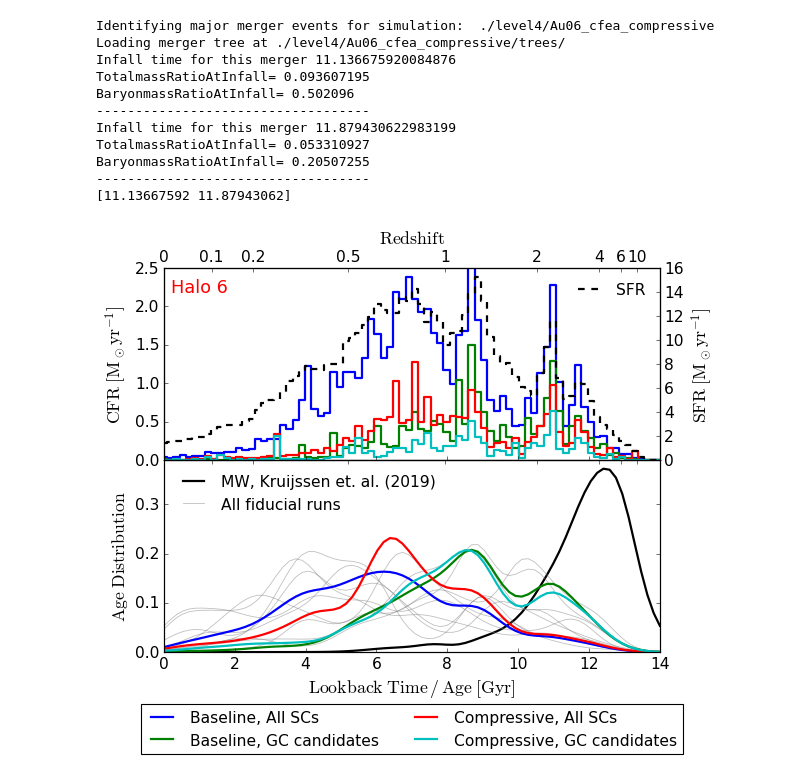
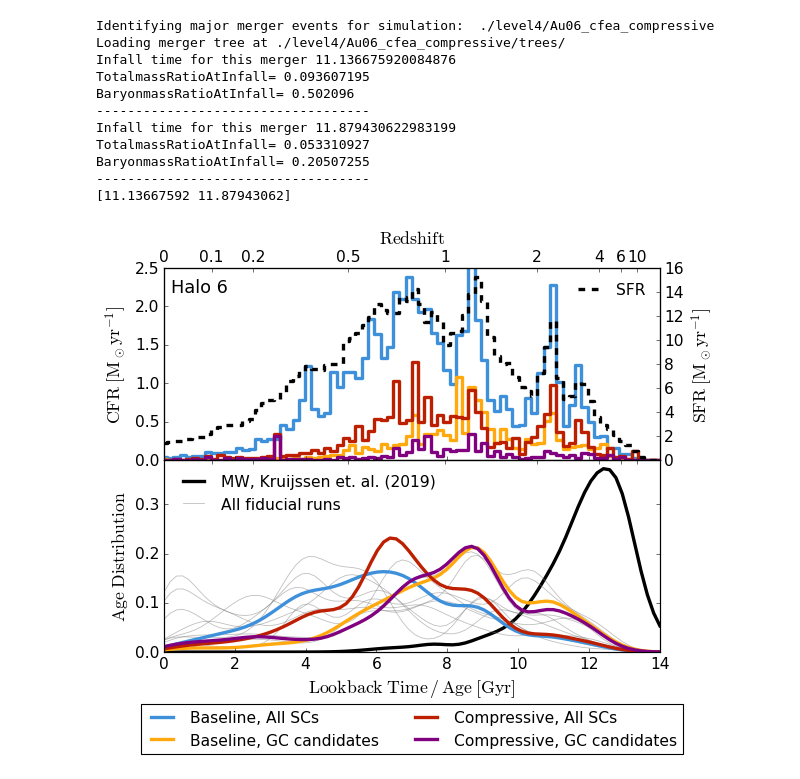
Before and after one commit to pablocoque/post_process_routines, a Jupyter notebook: src/age_distribution.ipynb, the cells around one changed output. Saved outputs shown, nothing was run; the diff lists cells and outputs as text; code cells hidden in the pictures.

```diff
--- a/src/age_distribution.ipynb
+++ b/src/age_distribution.ipynb
@@ -9,6 +9,7 @@ from matplotlib import ticker
 
 %matplotlib inline
 rcParams['figure.facecolor'] = 'white'
+plt.style.use('petroff10')
 # %%
 parent_dir = './level4/'
 simulation_1 = 'Au06_cfea_scbase'
@@ -397,22 +401,22 @@ BaryonmassRatioAtInfall= 0.20507255
 halo_list = ['6','14', '18', '22', '23', '24', '26','27', '28']
 # %%
 fig, ax = plt.subplots(2,1, sharex=True)
-ax[0].step(age_bins, cluster_formation_rate_all[0], where='mid', linewidth=2, label='Baseline, All SCs')
-ax[0].step(age_bins, cluster_formation_rate_gc[0], where='mid', linewidth=2, label='Baseline, GC candidates')
-ax[0].step(age_bins, cluster_formation_rate_all[1], where='mid', linewidth=2, label='Compressive, All SCs')
-ax[0].step(age_bins, cluster_formation_rate_gc[1], where='mid', linewidth=2, label='Compressive, GC candidates')
+ax[0].step(age_bins, cluster_formation_rate_all[0], where='mid', linewidth=3, label='Baseline, All SCs')
+ax[0].step(age_bins, cluster_formation_rate_gc[0], where='mid', linewidth=3, label='Baseline, GC candidates')
+ax[0].step(age_bins, cluster_formation_rate_all[1], where='mid', linewidth=3, label='Compressive, All SCs')
+ax[0].step(age_bins, cluster_formation_rate_gc[1], where='mid', linewidth=3, color='purple', label='Compressive, GC candidates')
 ax[0].set_ylabel(r'$\rm{CFR \; [M_\odot yr^{-1}]}$', fontsize=16)
 # ax[0].set_xlabel(r'$\rm{Age \; [Gyr]}$', fontsize=16)
 ax[0].set_ylim(0,2.5)
 ax[0].tick_params(axis='both', which='major', labelsize=14)
-ax[0].text(1, 2.25, 'Halo 6', fontsize=16, ha='center', va='center', c='r')
+ax[0].text(1, 2.25, 'Halo 6', fontsize=16, ha='center', va='center', c='k')
 axr = ax[0].twinx()
-axr.step(age_bins, sfr, where='mid', color='black', linestyle='--', linewidth=2, label='SFR')
+axr.step(age_bins, sfr, where='mid', color='black', linestyle='--', linewidth=3, label='SFR')
 axr.legend(frameon=False, fontsize=14)
 axr.tick_params(axis='both', which='major', labelsize=14)
 axr.set_ylabel(r'$\rm{SFR \; [M_\odot yr^{-1}]}$', fontsize=16)
 
-ax[1].plot(age_bins, mw_age_dist/np.trapezoid(mw_age_dist, age_bins), linewidth=2, color='k', label='MW, Kruijssen et. al. (2019)')
+ax[1].plot(age_bins, mw_age_dist/np.trapezoid(mw_age_dist, age_bins), linewidth=3, color='k', label='MW, Kruijssen et. al. (2019)')
 for i, run in enumerate(fiducial_runs):
     if i==0:
         ax[1].plot(age_bins, run/np.trapezoid(run, age_bins), linewidth=0.75, color='grey', alpha=0.5, label='All fiducial runs')
@@ -421,13 +425,13 @@ for i, run in enumerate(fiducial_runs):
     # loc = np.argmax(run/np.trapezoid(run, age_bins))
     # ax[1].text(age_bins[loc], (run/np.trapezoid(run, age_bins))[loc] + 0.01, simulation_list[i][:first_char_index(simulation_list[i], '_')], fontsize=8, ha='center', va='center')
 
-ax[1].plot(age_bins, age_distribution_surviving_all[0]/np.trapezoid(age_distribution_surviving_all[0], age_bins), linewidth=2)
-ax[1].plot(age_bins, age_distribution_surviving_gc[0]/np.trapezoid(age_distribution_surviving_gc[0], age_bins), linewidth=2)
-ax[1].plot(age_bins, age_distribution_surviving_all[1]/np.trapezoid(age_distribution_surviving_all[1], age_bins), linewidth=2)
-ax[1].plot(age_bins, age_distribution_surviving_gc[1]/np.trapezoid(age_distribution_surviving_gc[1], age_bins), linewidth=2)
+ax[1].plot(age_bins, age_distribution_surviving_all[0]/np.trapezoid(age_distribution_surviving_all[0], age_bins), linewidth=3)
+ax[1].plot(age_bins, age_distribution_surviving_gc[0]/np.trapezoid(age_distribution_surviving_gc[0], age_bins), linewidth=3)
+ax[1].plot(age_bins, age_distribution_surviving_all[1]/np.trapezoid(age_distribution_surviving_all[1], age_bins), linewidth=3)
+ax[1].plot(age_bins, age_distribution_surviving_gc[1]/np.trapezoid(age_distribution_surviving_gc[1], age_bins), color='purple', linewidth=3)
 # for merger in mergers_au06:
-#     ax[0].axvline(merger, color='m', linestyle=':', linewidth=2)
-#     ax[1].axvline(merger, color='m', linestyle=':', linewidth=2)
+#     ax[0].axvline(merger, color='m', linestyle=':', linewidth=3)
+#     ax[1].axvline(merger, color='m', linestyle=':', linewidth=3)
 
 ax[1].set_ylim(0,0.39)
 ax[1].set_ylabel(r'$\rm{Age \; Distribution}$', fontsize=16)
@@ -440,34 +444,34 @@ plt.subplots_adjust(hspace=0.0)
 
 # Compute redshift bins from age_bins using get_redshift and the first simulation
 s = gadget_readsnap(snapshot, snappath=parent_dir+sims[0]+'/output/', hdf5=True, onlyHeader=True)
 # redshift_bins = get_redshift(s, age_bins)
 
 # Add top axis for redshift correspondence (log scale for ticks, linear for main axis)
 ax_top = ax[0].twiny()
 ax_top.set_xlim(ax[0].get_xlim())
 # Specify desired redshift tick positions
 # custom_redshift_ticks = np.array([0, 0.1, 0.2, 0.5, 1, 2, 10, np.max(redshift_bins)])
 custom_redshift_ticks = np.array([0, 0.1, 0.2, 0.5, 1, 2, 4, 6, 10])
 
 # Convert redshift ticks to corresponding lookback time using cosmology
 # For each z, compute a = 1/(1+z), then lookback time
 a_ticks = 1/(1+custom_redshift_ticks)
 lookback_ticks = s.cosmology_get_lookback_time_from_a(a_ticks, is_flat=True)
 
 # Set top axis ticks at lookback times corresponding to desired redshifts
 ax_top.set_xticks(lookback_ticks)
 ax_top.set_xticklabels(['{:.2g}'.format(z) for z in custom_redshift_ticks])
 ax_top.set_xlabel(r'$\rm{Redshift}$', fontsize=16)
 ax_top.tick_params(axis='x', labelsize=14)
 
 # Add top axis for redshift correspondence to the bottom subplot as well
 ax_top2 = ax[1].twiny()
 ax_top2.set_xlim(ax[1].get_xlim())
 ax_top2.set_xticks(lookback_ticks)
 ax_top2.set_xticklabels([])
 plt.savefig('plots/age_distribution_and_cfr_paper.pdf', bbox_inches='tight')
 # %% [output]
-[figure, old version]
+[figure, new version]
 # %%
 merger_lists = []
 for sim in simulation_list:
```
Also changed, not shown: parts of 9 cells of this notebook, 10 other files.
